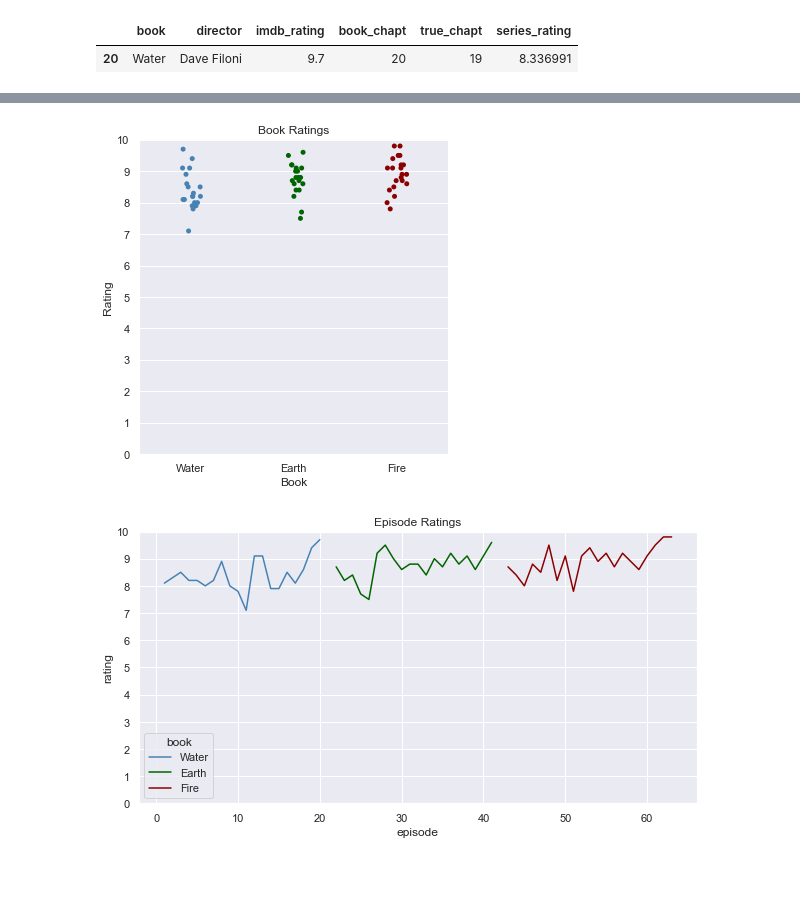
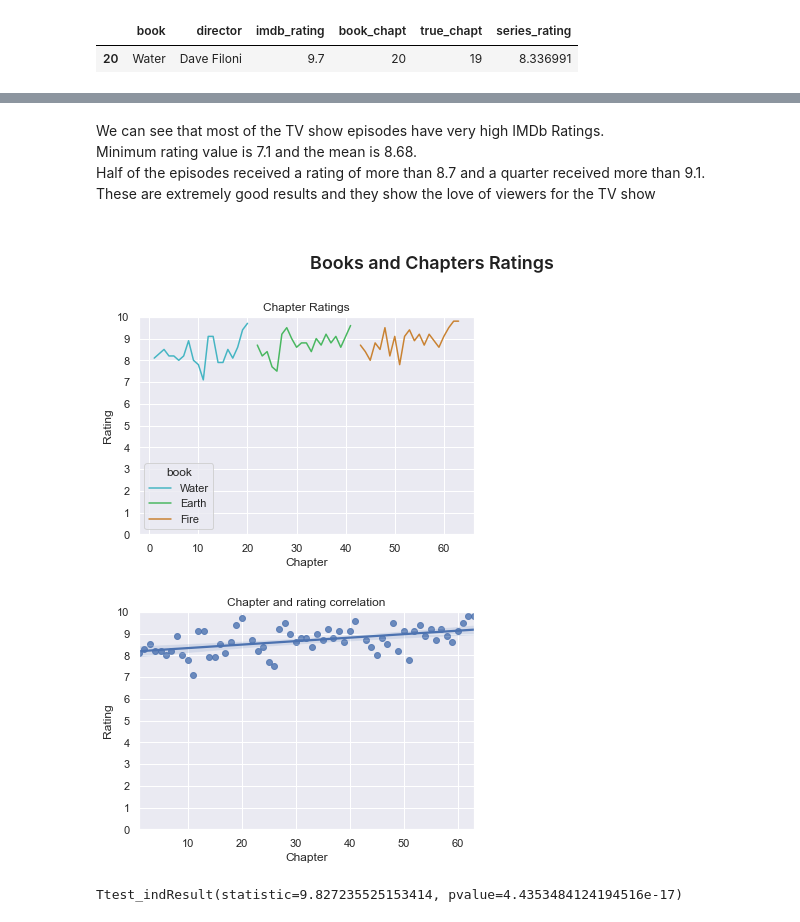
Before and after one commit to sgol11/avatar-analysis, a Jupyter notebook: avatar_analysis.ipynb, the cells around one changed output, grey strips where cells are left out. Saved outputs shown, nothing was run; the diff lists cells and outputs as text; code cells hidden in the pictures; blank space fills up the shorter version.

```diff
--- a/avatar_analysis.ipynb
+++ b/avatar_analysis.ipynb
@@ -162,23 +196,31 @@ sns.set_theme(style="darkgrid")
+# %% [markdown]
+We can see that most of the TV show episodes have very high IMDb Ratings. <br>
+Minimum rating value is 7.1 and the mean is 8.68. <br>
+Half of the episodes received a rating of more than 8.7 and a quarter received more than 9.1. <br>
+These are extremely good results and they show the love of viewers for the TV show
+# %% [markdown]
+<h3 align='center'> Books and Chapters Ratings </h3>
 # %%
-sns.catplot(x='book', y='imdb_rating', data=data,
-            palette=['#4682B4', '#006400', '#8B0000'])
-plt.title('Book Ratings')
-plt.xlabel('Book')
+sns.lineplot(x='book_chapt', y='imdb_rating', hue='book', data=data,
+             palette=['#45b5c3', '#49b760', '#c98232'])
+
+plt.title('Chapter Ratings')
+plt.xlabel('Chapter')
 plt.ylabel('Rating')
 plt.yticks(range(0, 11))
 
 plt.show()
 # %% [output]
-[figure, old version]
+[figure, new version]
 # %%
-plt.figure(figsize=(10,5))
-sns.lineplot(x='book_chapt', y='imdb_rating', hue='book', data=data,
-             palette=['#4682B4', '#006400', '#8B0000'])
-plt.title('Episode Ratings')
-plt.xlabel('episode')
-plt.ylabel('rating')
+sns.regplot(x='book_chapt', y='imdb_rating', data=data)
+plt.title('Chapter and rating correlation')
+plt.xlabel('Chapter')
+plt.ylabel('Rating')
 plt.yticks(range(0, 11))
 
 plt.show()
+print(stats.ttest_ind(data['book_chapt'], data['imdb_rating']))
 # %% [output]
-[figure, old version]
+[figure, new version]
+Ttest_indResult(statistic=9.827235525153414, pvalue=4.4353484124194516e-17)
```
Also changed, not shown: parts of 38 cells of this notebook.
